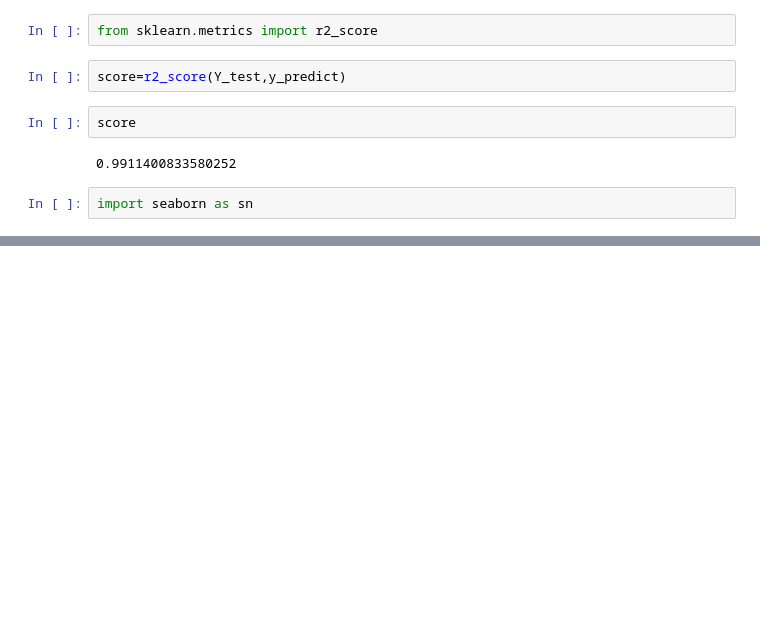
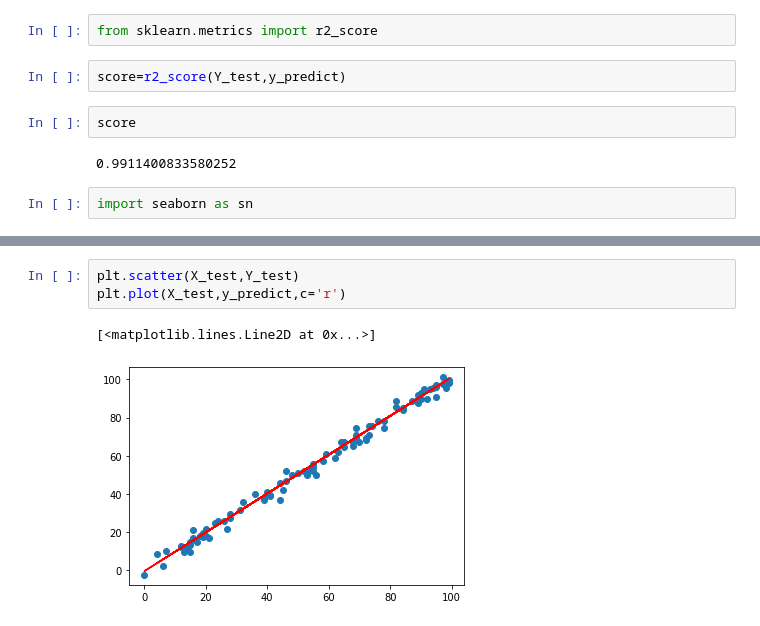
Before and after one commit to mozhgans/Machine-Learning-Algorithms, a Jupyter notebook: linear_regression.ipynb, the cells around one changed output, grey strips where cells are left out. Cells and saved outputs as stored; diff of their text form; blank space fills up the shorter version.

```diff
--- a/linear_regression.ipynb
+++ b/linear_regression.ipynb
@@ -124,0 +130,6 @@ import seaborn as sn
+# %%
+plt.scatter(X_test,Y_test)
+plt.plot(X_test,y_predict,c='r')
+# %% [output]
+[<matplotlib.lines.Line2D at 0x...>]
+[figure, added]
```
Also changed, not shown: parts of 1 cell of this notebook.
